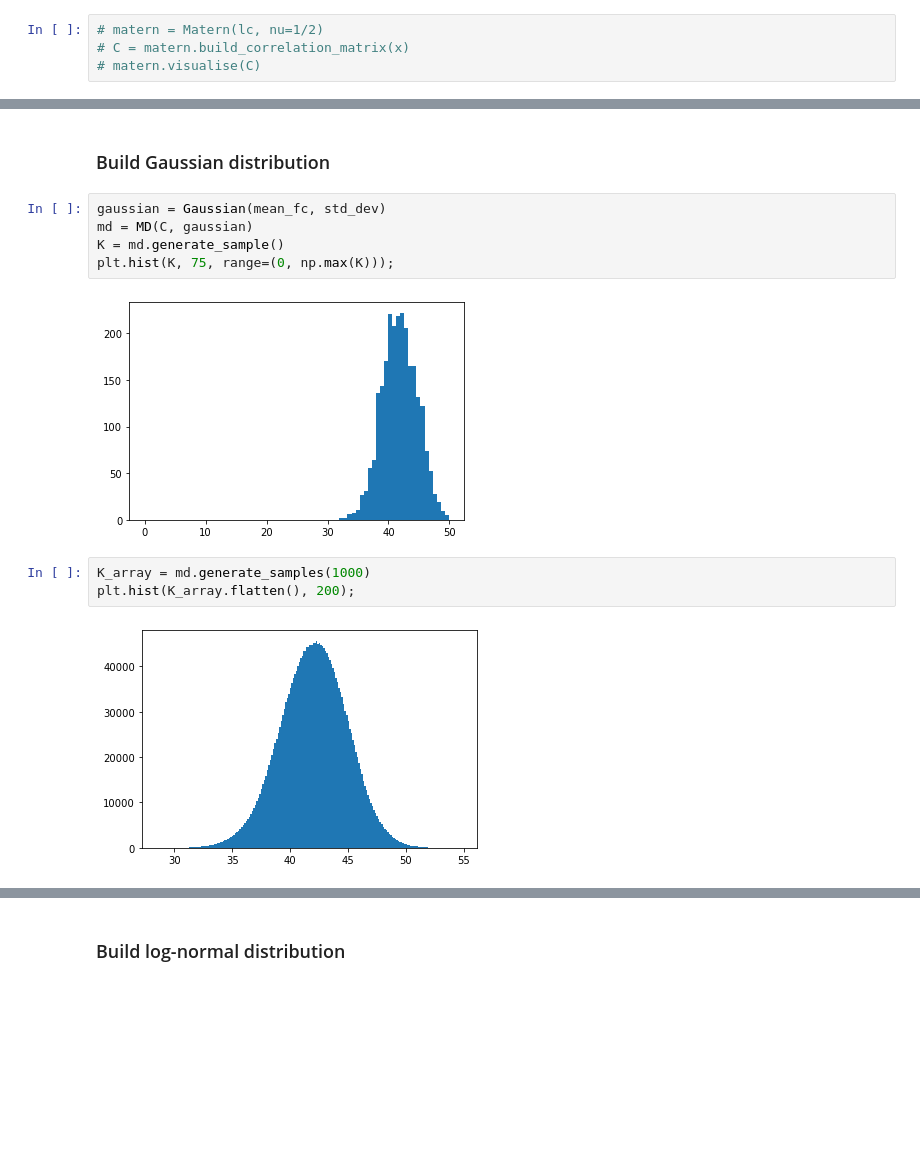
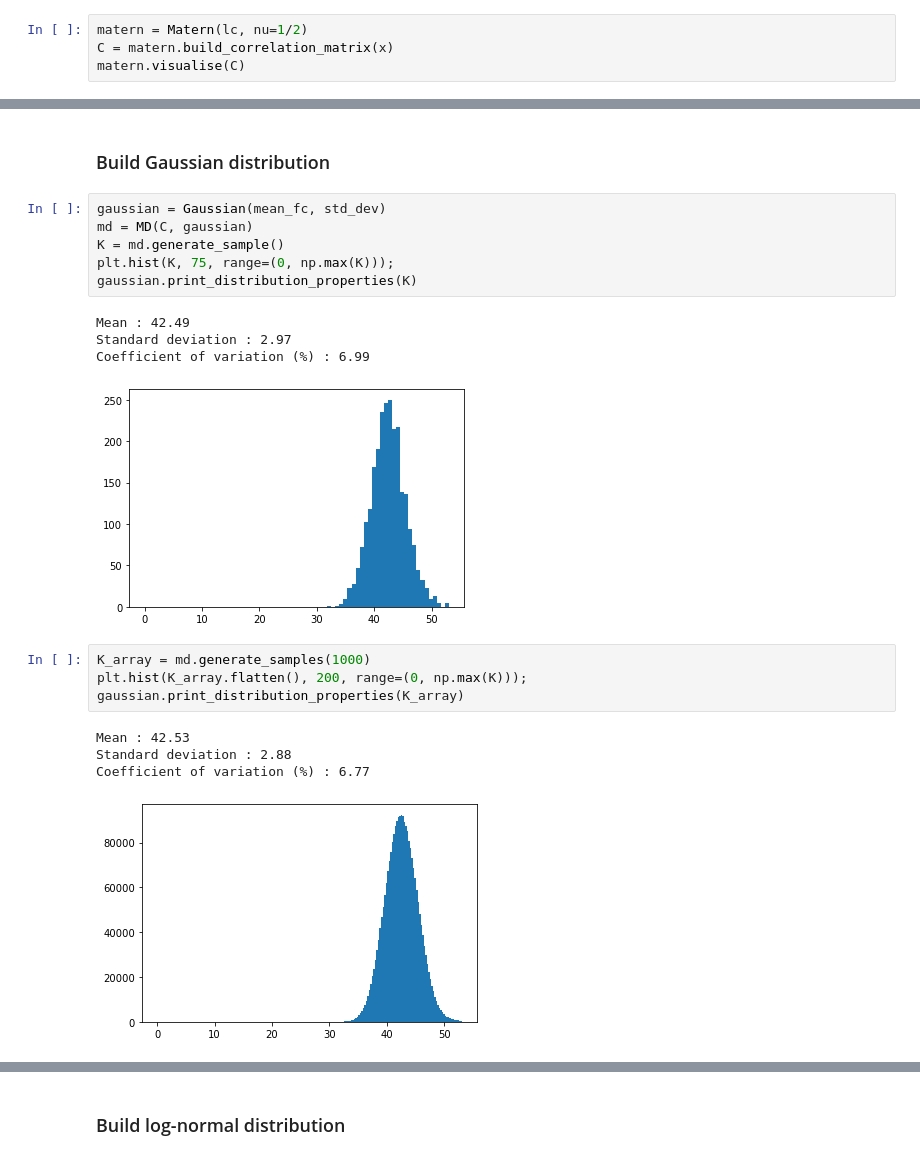
Before and after one commit to mark-hobbs/pyrf, a Jupyter notebook: Random_field_generation.ipynb, the cells around one changed output, grey strips where cells are left out. Saved outputs shown, nothing was run; the diff lists cells and outputs as text; blank space fills up the shorter version.

```diff
--- a/Random_field_generation.ipynb
+++ b/Random_field_generation.ipynb
@@ -43,4 +41,4 @@ gc.visualise(C)
 # %%
-# matern = Matern(lc, nu=1/2)
-# C = matern.build_correlation_matrix(x)
-# matern.visualise(C)
+matern = Matern(lc, nu=1/2)
+C = matern.build_correlation_matrix(x)
+matern.visualise(C)
@@ -51,13 +51,21 @@ gaussian = Gaussian(mean_fc, std_dev)
 md = MD(C, gaussian)
 K = md.generate_sample()
 plt.hist(K, 75, range=(0, np.max(K)));
+gaussian.print_distribution_properties(K)
 # %% [output]
+Mean : 42.49
+Standard deviation : 2.97
+Coefficient of variation (%) : 6.99
-[figure, old version]
+[figure, new version]
 # %%
 K_array = md.generate_samples(1000)
-plt.hist(K_array.flatten(), 200);
+plt.hist(K_array.flatten(), 200, range=(0, np.max(K)));
+gaussian.print_distribution_properties(K_array)
 # %% [output]
+Mean : 42.53
+Standard deviation : 2.88
+Coefficient of variation (%) : 6.77
-[figure, old version]
+[figure, new version]
 # %%
 md.visualise(x, K, sz=20);
 # %% [output]
```
Also changed, not shown: parts of 13 cells of this notebook, 1 other file.
